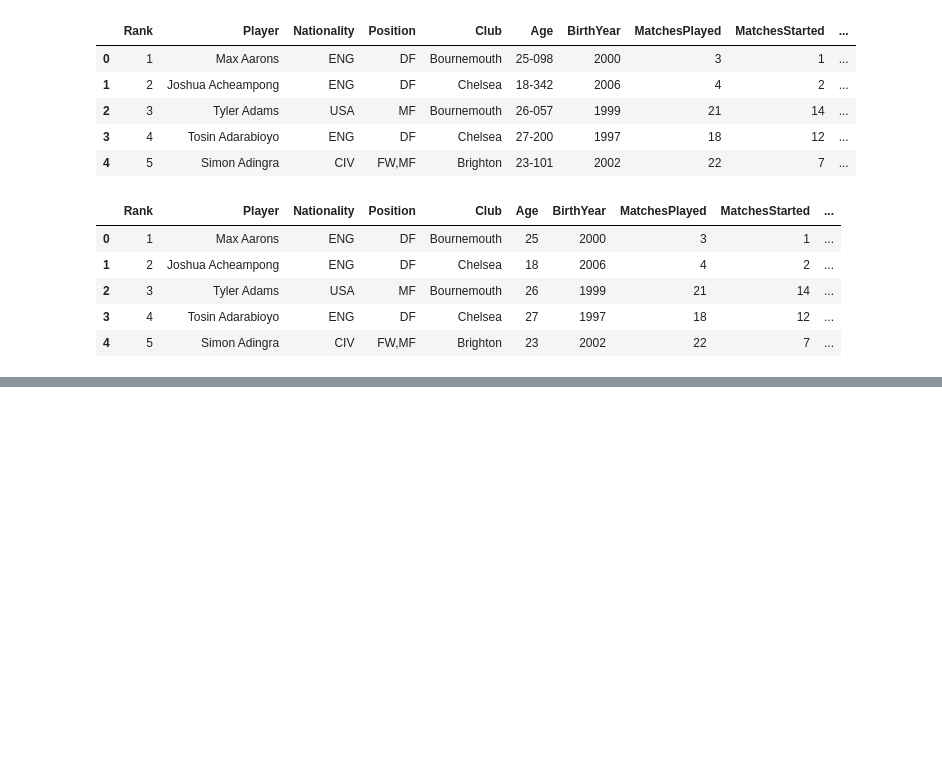
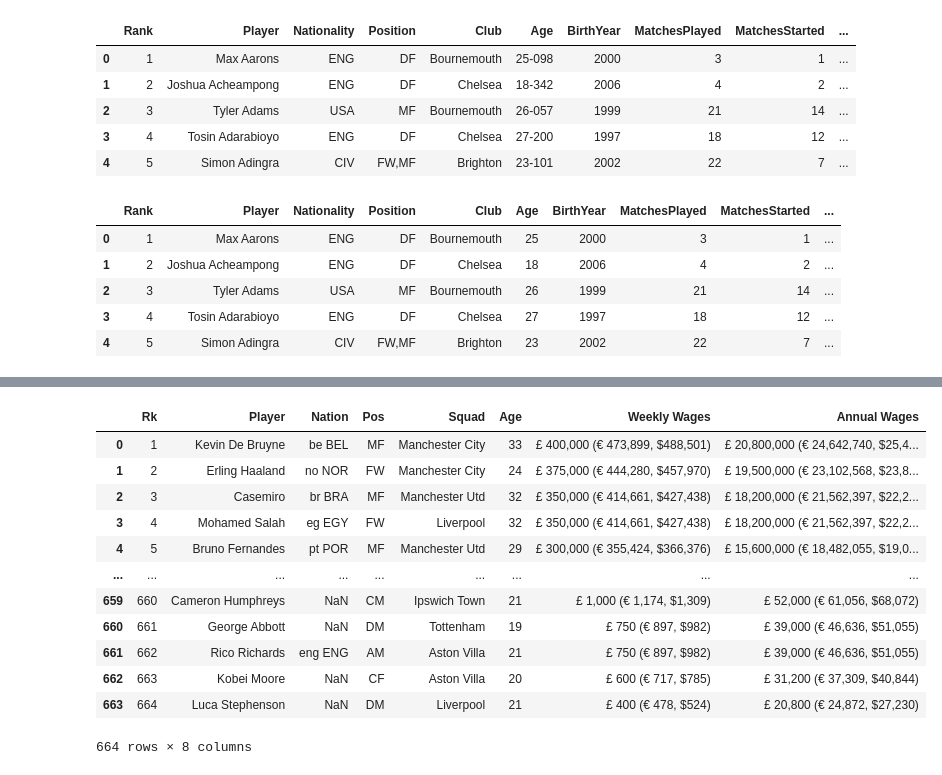
Before and after one commit to AvirukthGT/PremierLeagueAnalysis, a Jupyter notebook: players.ipynb, the cells around one changed output, grey strips where cells are left out. Drawn from its saved outputs; the diff is of its cells as text; code cells hidden in the pictures; blank space fills up the shorter version.

Commit message:
web scraped player wages

```diff
--- a/players.ipynb
+++ b/players.ipynb
@@ -234,0 +237,2 @@ df.to_csv('player_stats.csv',index=False)
+# %%
+player_wages=pd.read_html("https://fbref.com/en/comps/9/wages/Premier-League-Wages",attrs={'id':'player_wages'})[0]
@@ -234,0 +248,18 @@ df.to_csv('player_stats.csv',index=False)
+# %%
+player_wages.drop(columns="Notes",inplace=True)
+# %%
+player_wages
+# %% [output]
+|  | Rk | Player | Nation | Pos | Squad | Age | Weekly Wages | Annual Wages |
+| 0 | 1 | Kevin De Bruyne | be BEL | MF | Manchester City | 33 | £ 400,000 (€ 473,899, $488,501) | £ 20,800,000 (€ 24,642,740, $25,4... |
+| 1 | 2 | Erling Haaland | no NOR | FW | Manchester City | 24 | £ 375,000 (€ 444,280, $457,970) | £ 19,500,000 (€ 23,102,568, $23,8... |
+| 2 | 3 | Casemiro | br BRA | MF | Manchester Utd | 32 | £ 350,000 (€ 414,661, $427,438) | £ 18,200,000 (€ 21,562,397, $22,2... |
+| 3 | 4 | Mohamed Salah | eg EGY | FW | Liverpool | 32 | £ 350,000 (€ 414,661, $427,438) | £ 18,200,000 (€ 21,562,397, $22,2... |
+| 4 | 5 | Bruno Fernandes | pt POR | MF | Manchester Utd | 29 | £ 300,000 (€ 355,424, $366,376) | £ 15,600,000 (€ 18,482,055, $19,0... |
+| ... | ... | ... | ... | ... | ... | ... | ... | ... |
+| 659 | 660 | Cameron Humphreys | NaN | CM | Ipswich Town | 21 | £ 1,000 (€ 1,174, $1,309) | £ 52,000 (€ 61,056, $68,072) |
+| 660 | 661 | George Abbott | NaN | DM | Tottenham | 19 | £ 750 (€ 897, $982) | £ 39,000 (€ 46,636, $51,055) |
+| 661 | 662 | Rico Richards | eng ENG | AM | Aston Villa | 21 | £ 750 (€ 897, $982) | £ 39,000 (€ 46,636, $51,055) |
+| 662 | 663 | Kobei Moore | NaN | CF | Aston Villa | 20 | £ 600 (€ 717, $785) | £ 31,200 (€ 37,309, $40,844) |
+| 663 | 664 | Luca Stephenson | NaN | DM | Liverpool | 21 | £ 400 (€ 478, $524) | £ 20,800 (€ 24,872, $27,230) |
+664 rows × 8 columns
```
Also changed, not shown: parts of 6 cells of this notebook, 1 other file.
